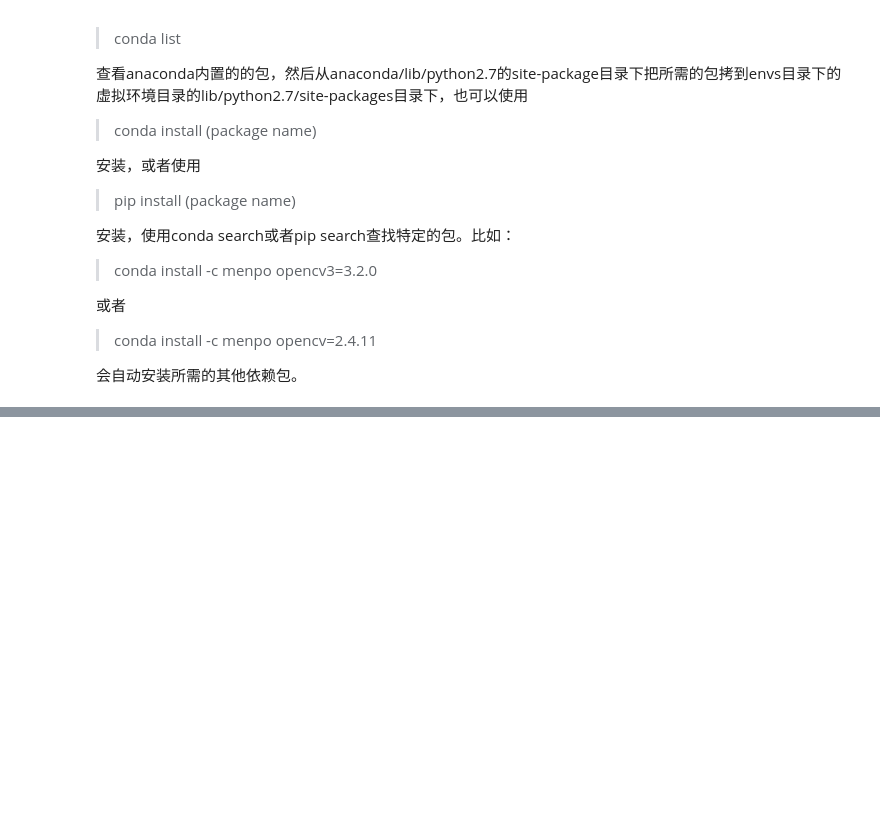
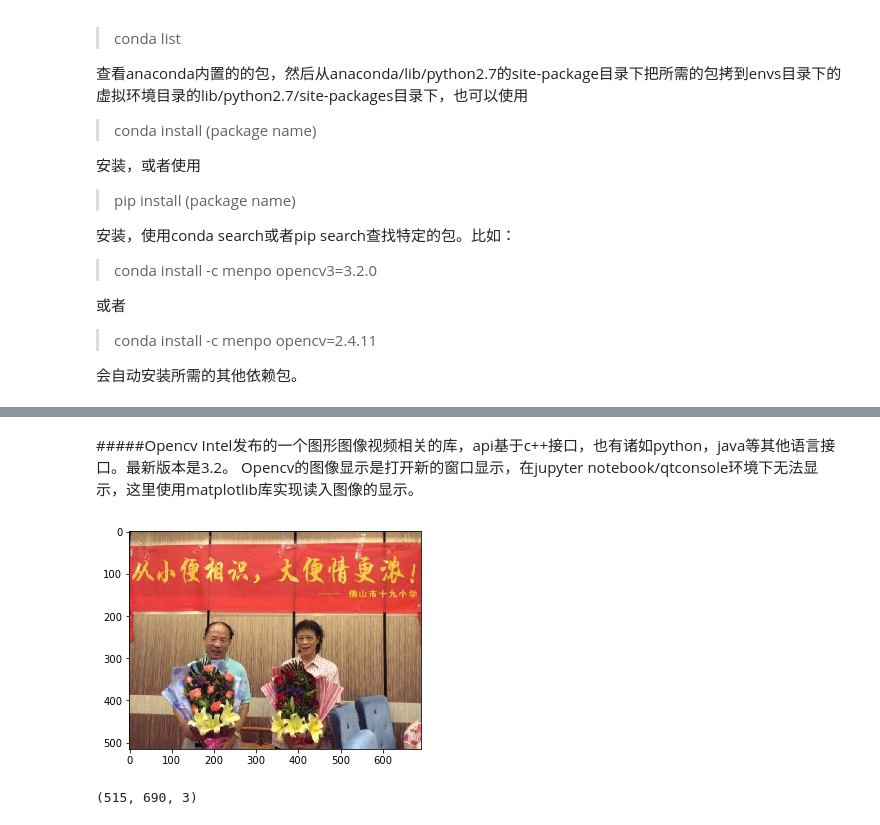
Before and after one commit to dablyo/anpr, a Jupyter notebook: minist-train.ipynb, the cells around one changed output, grey strips where cells are left out. Drawn from its saved outputs; the diff is of its cells as text; code cells hidden in the pictures; blank space fills up the shorter version.

```diff
--- a/minist-train.ipynb
+++ b/minist-train.ipynb
@@ -134,0 +171,11 @@ Minist
+# %%
+#创建：
+import numpy as np
+a=np.empty((3,4),np.uint8)  #三行四列二维数组，byte类型，数值未初始化
+b=np.ones((3,4),np.uint8)   #三行四列二维数组，byte类型，数值初始化为0
+c=np.zeros((3,4),np.uint8)   #三行四列二维数组，byte类型，数值初始化为1
+d=np.full((3,4),5,np.uint8)  #三行四列二维数组，byte类型，数值初始化为指定值
+print a
+print b
+print c
+print d
@@ -134,0 +215,16 @@ Minist
+# %%
+#截取
+g=d[1:2,1:]
+print g
+#转换：
+h=d.T
+print d
+print h
+i=np.transpose(d)
+print i
+j=np.transpose(e,(1,0,2))
+print j
+e.shape
+j.shape
+k=np.squeeze(e)
+print k
@@ -134,0 +269,24 @@ Minist
+# %% [markdown]
+#####Opencv
+Intel发布的一个图形图像视频相关的库，api基于c++接口，也有诸如python，java等其他语言接口。最新版本是3.2。
+Opencv的图像显示是打开新的窗口显示，在jupyter notebook/qtconsole环境下无法显示，这里使用matplotlib库实现读入图像的显示。
+# %%
+import cv2
+import matplotlib.pyplot as plt
+
+def imshow(img):
+    s=img.shape
+    if len(s)>2:
+        b,g,r=cv2.split(img)
+        img=cv2.merge([r,g,b])
+    else:
+        img=cv2.cvtColor(img,cv2.COLOR_GRAY2RGB)
+    plt.imshow(img)
+    plt.show()
+# %%
+im=cv2.imread('./res/xbdb.png')
+imshow(im)
+print im.shape
+# %% [output]
+[figure, added]
+(515, 690, 3)
```
Also changed, not shown: parts of 21 cells of this notebook, 9 other files.
